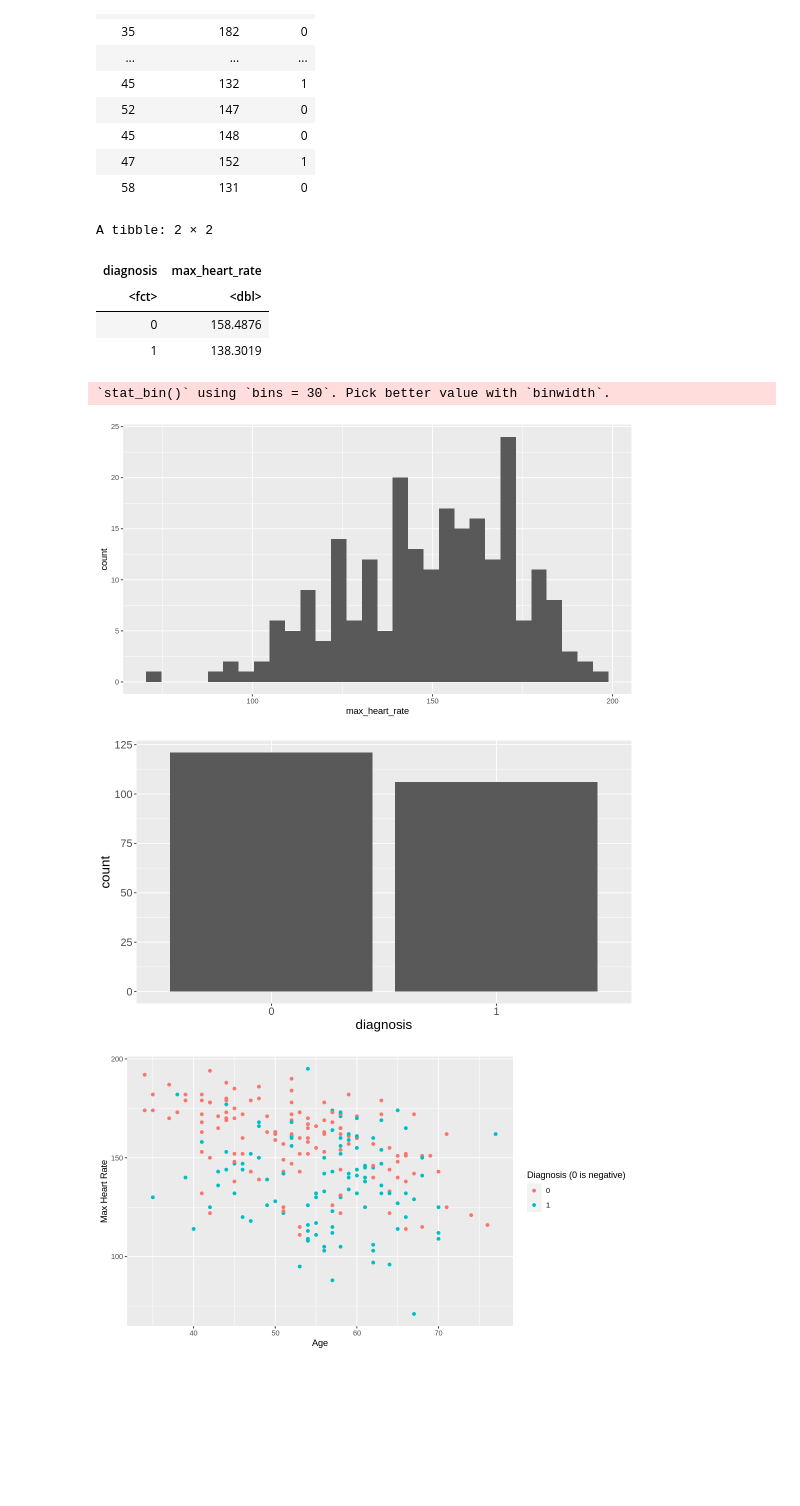
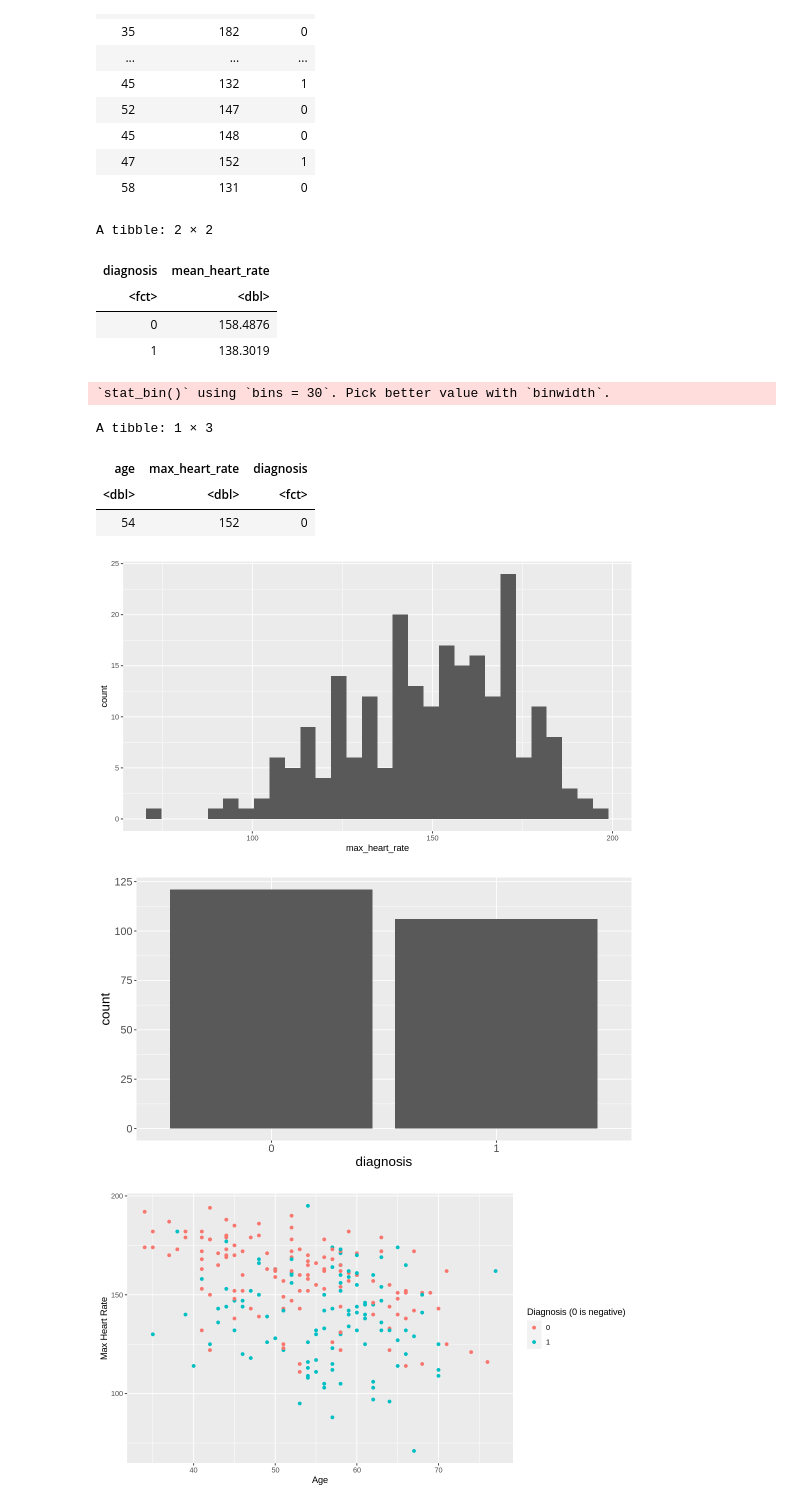
Before and after one commit to wswang98/dsci100-GroupProject, a Jupyter notebook: project-proposal.ipynb, the cells around one changed output. Cells and saved outputs as stored; diff of their text form; code cells hidden in the pictures; blank space fills up the shorter version.

```diff
--- a/project-proposal.ipynb
+++ b/project-proposal.ipynb
@@ -188,37 +188,42 @@ A tibble: 227 × 3
 # %%
 diagnosis_count <- heart_training |>
     group_by(diagnosis) |>
     summarize(count = n()) |>
     arrange(desc(count))
 #diagnosis_count
 
 mean_max_heart_rate <- heart_training |>
     group_by(diagnosis) |>
-    summarize(max_heart_rate = mean(max_heart_rate, na.rm = TRUE))
+    summarize(mean_heart_rate = mean(max_heart_rate, na.rm = TRUE))
 mean_max_heart_rate
 
 heart_rate_histogram <- ggplot(heart_training, aes(x = max_heart_rate)) +
     geom_histogram()
 heart_rate_histogram
 #the median is a "normal" heart rate
 
-diagnosis_count <- heart_training |>
-    group_by(m) |>
-    summarize(count = n()) |>
-    arrange(desc(count))
+
+heart_rate_median <- heart_training |>
+    arrange(desc(max_heart_rate)) |>
+    slice(113)
+heart_rate_median # is 152
 
 training_plot1 <- ggplot(diagnosis_count, aes(x = diagnosis, y = count)) +
     geom_bar(stat = "identity") +
 
     theme(text = element_text(size = 16))
 training_plot1
 # %% [output]
 A tibble: 2 × 2
-| diagnosis | max_heart_rate |
+| diagnosis | mean_heart_rate |
 | <fct> | <dbl> |
 | 0 | 158.4876 |
 | 1 | 138.3019 |
 `stat_bin()` using `bins = 30`. Pick better value with `binwidth`.
+A tibble: 1 × 3
+| age | max_heart_rate | diagnosis |
+| <dbl> | <dbl> | <fct> |
+| 54 | 152 | 0 |
 [figure]
 [figure]
 # %%
```
